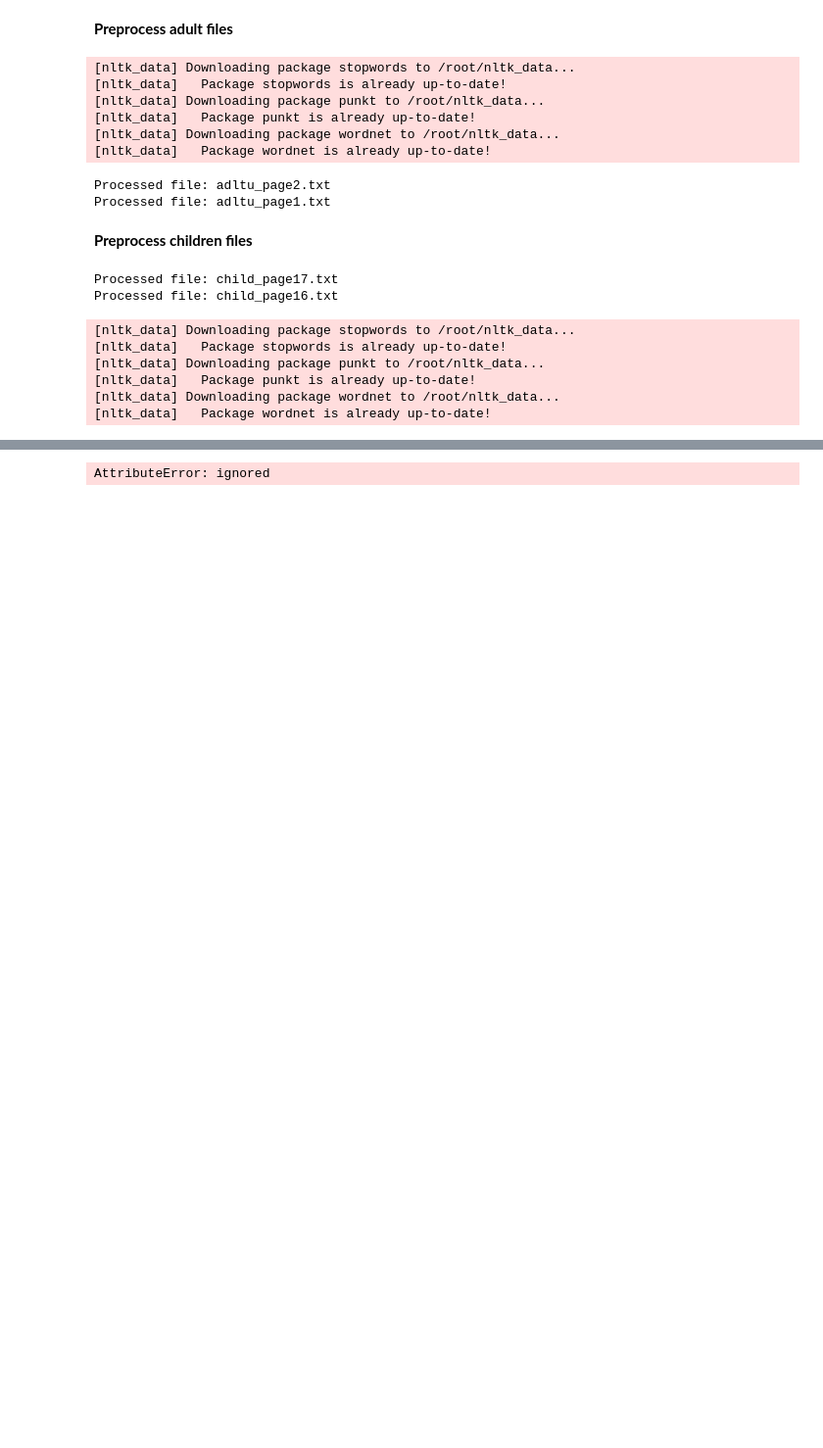
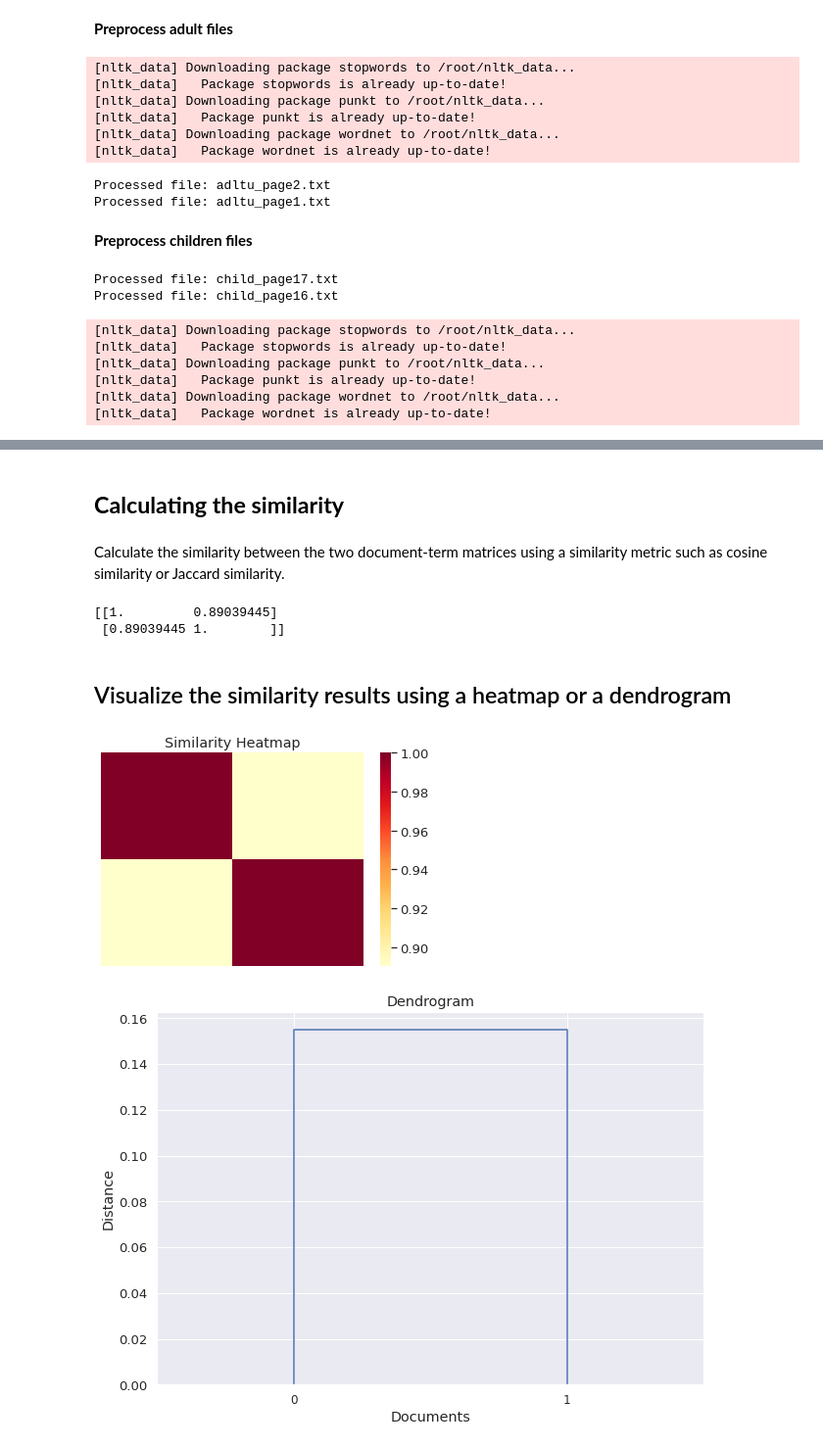
Before and after one commit to Banafshehkh/Semantic-Text-Similarity-on-Medical-Symptoms, a Jupyter notebook: NLP_Final_Project.ipynb, the cells around one changed output, grey strips where cells are left out. Shown at 98% size. Cells and saved outputs as stored; diff of their text form; code cells hidden in the pictures; blank space fills up the shorter version.

```diff
--- a/NLP_Final_Project.ipynb
+++ b/NLP_Final_Project.ipynb
@@ -272,17 +262,49 @@ LookupError: ignored
-# %%
-# define the URL of the Mayo Clinic Symptom Checker
-url = "https://www.mayoclinic.org/symptom-checker/select-symptom/itt-20009075"
-
-# send a GET request to the website and store the response
-response = requests.get(url)
-
-# create a BeautifulSoup object from the response text
-soup = BeautifulSoup(response.text, "html.parser")
-
-# find the section of the website that contains the adult symptoms
-adult_symptoms_section = soup.find("section", id="adultSymptomsSection")
-
-# find all the links to adult symptoms
-adult_symptom_links = adult_symptoms_section.find_all("a")
-# %% [output]
-AttributeError: ignored
+# %% [markdown]
+## **Calculating the similarity**
+# %% [markdown]
+Calculate the similarity between the two document-term matrices using a similarity metric such as cosine similarity or Jaccard similarity.
+# %%
+# Define directory path containing text files
+dir_path = '/content/children/pre_child'
+
+# Get all text files in directory
+file_names = [f for f in os.listdir(dir_path) if f.endswith('.txt')]
+
+# Read contents of each text file and store in a list
+corpus = []
+for file_name in file_names:
+    with open(os.path.join(dir_path, file_name), 'r') as f:
+        text = f.read()
+        corpus.append(text)
+
+# Calculate TF-IDF matrix
+vectorizer = TfidfVectorizer()
+tfidf_matrix = vectorizer.fit_transform(corpus)
+
+# Compute cosine similarity between all documents
+similarity_matrix = cosine_similarity(tfidf_matrix)
+
+# Print similarity matrix.
+print(similarity_matrix)
+# %% [output]
+[[1.         0.89039445]
+ [0.89039445 1.        ]]
+# %% [markdown]
+##  Visualize the similarity results using a heatmap or a dendrogram
+# %%
+# Create heatmap
+sns.set(font_scale=1.2)
+sns.heatmap(similarity_matrix, cmap='YlOrRd', xticklabels=False, yticklabels=False)
+plt.title('Similarity Heatmap')
+plt.show()
+
+# Create dendrogram
+plt.figure(figsize=(10, 7))
+dendrogram = hierarchy.dendrogram(hierarchy.linkage(similarity_matrix, method='ward'))
+plt.title('Dendrogram')
+plt.xlabel('Documents')
+plt.ylabel('Distance')
+plt.show()
+# %% [output]
+[figure, added]
+[figure, added]
```
Also changed, not shown: parts of 5 cells of this notebook.
